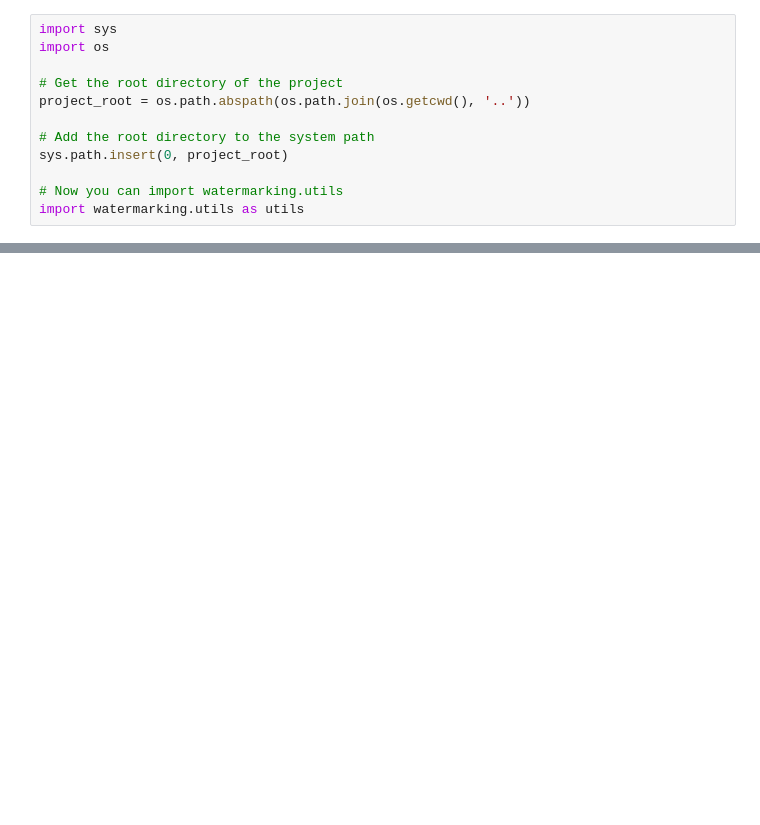
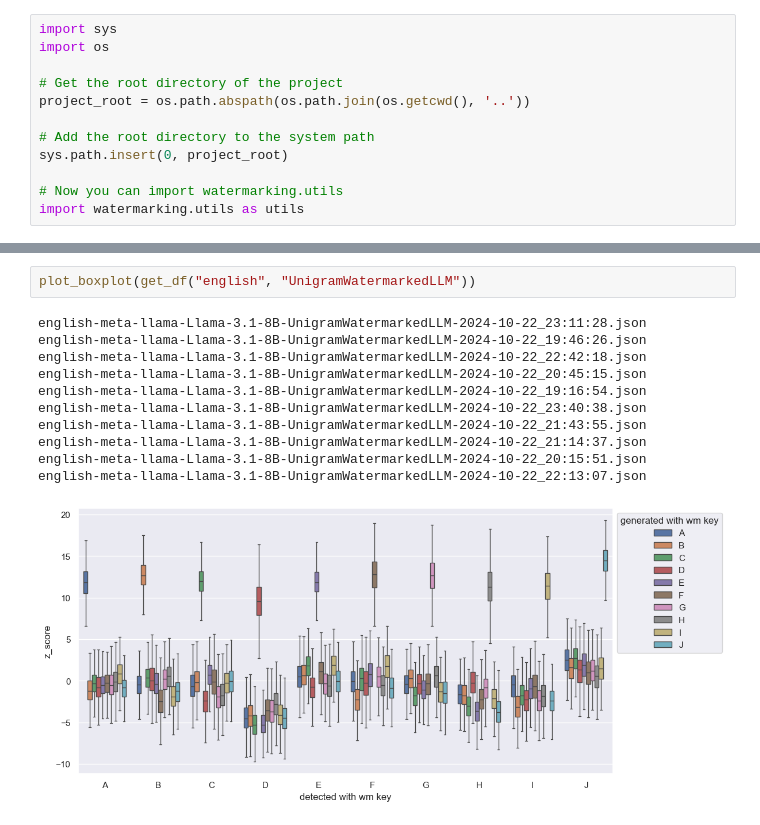
Before and after one commit to AntoninJarolim/llm-watermarking, a Jupyter notebook: notebooks/different_keys_detection.ipynb, the cells around one changed output, grey strips where cells are left out. Cells and saved outputs as stored; diff of their text form; blank space fills up the shorter version.

```diff
--- a/notebooks/different_keys_detection.ipynb
+++ b/notebooks/different_keys_detection.ipynb
@@ -57,0 +114,14 @@ sns.move_legend(ax, "upper left", bbox_to_anchor=(1, 1))
+# %%
+plot_boxplot(get_df("english", "UnigramWatermarkedLLM"))
+# %% [output]
+english-meta-llama-Llama-3.1-8B-UnigramWatermarkedLLM-2024-10-22_23:11:28.json
+english-meta-llama-Llama-3.1-8B-UnigramWatermarkedLLM-2024-10-22_19:46:26.json
+english-meta-llama-Llama-3.1-8B-UnigramWatermarkedLLM-2024-10-22_22:42:18.json
+english-meta-llama-Llama-3.1-8B-UnigramWatermarkedLLM-2024-10-22_20:45:15.json
+english-meta-llama-Llama-3.1-8B-UnigramWatermarkedLLM-2024-10-22_19:16:54.json
+english-meta-llama-Llama-3.1-8B-UnigramWatermarkedLLM-2024-10-22_23:40:38.json
+english-meta-llama-Llama-3.1-8B-UnigramWatermarkedLLM-2024-10-22_21:43:55.json
+english-meta-llama-Llama-3.1-8B-UnigramWatermarkedLLM-2024-10-22_21:14:37.json
+english-meta-llama-Llama-3.1-8B-UnigramWatermarkedLLM-2024-10-22_20:15:51.json
+english-meta-llama-Llama-3.1-8B-UnigramWatermarkedLLM-2024-10-22_22:13:07.json
+[figure, added]
```
Also changed, not shown: parts of 9 cells of this notebook.
